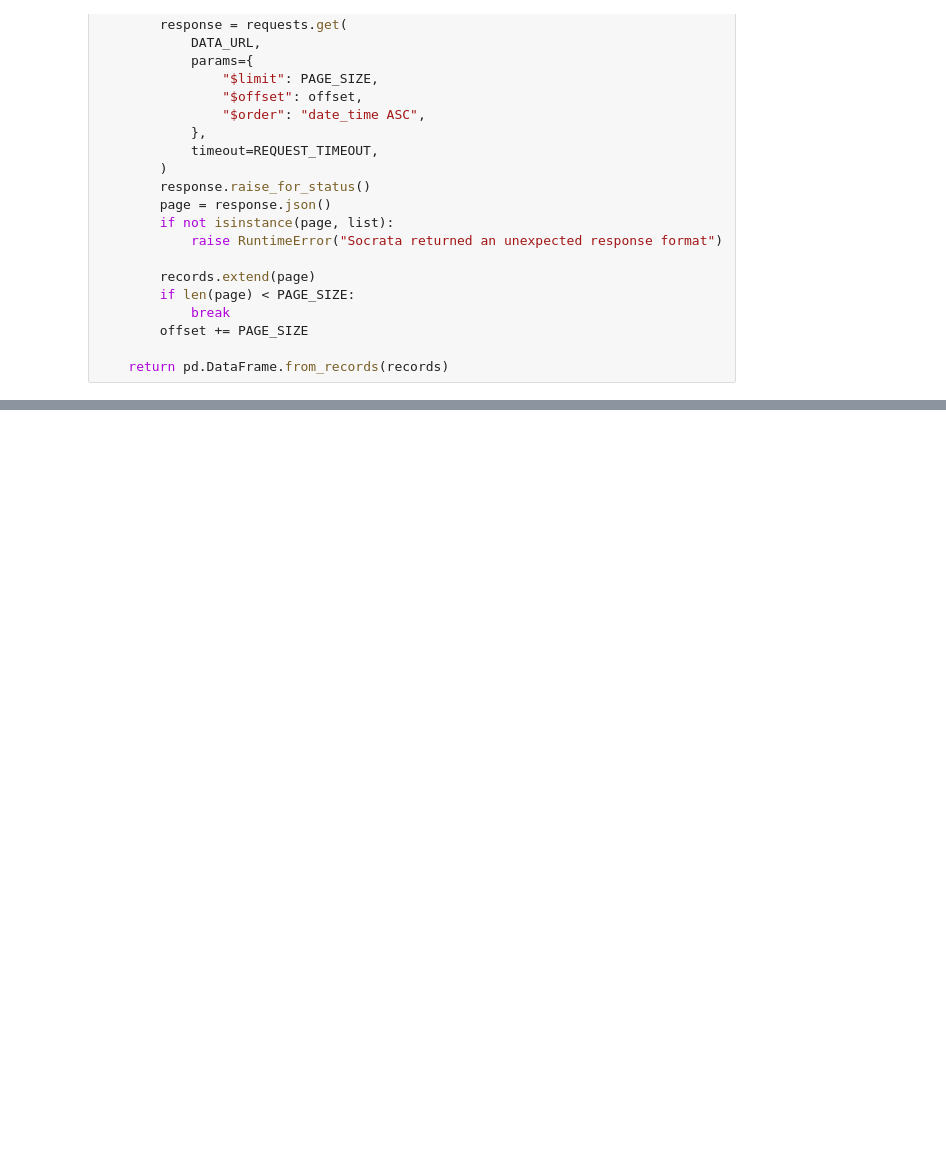
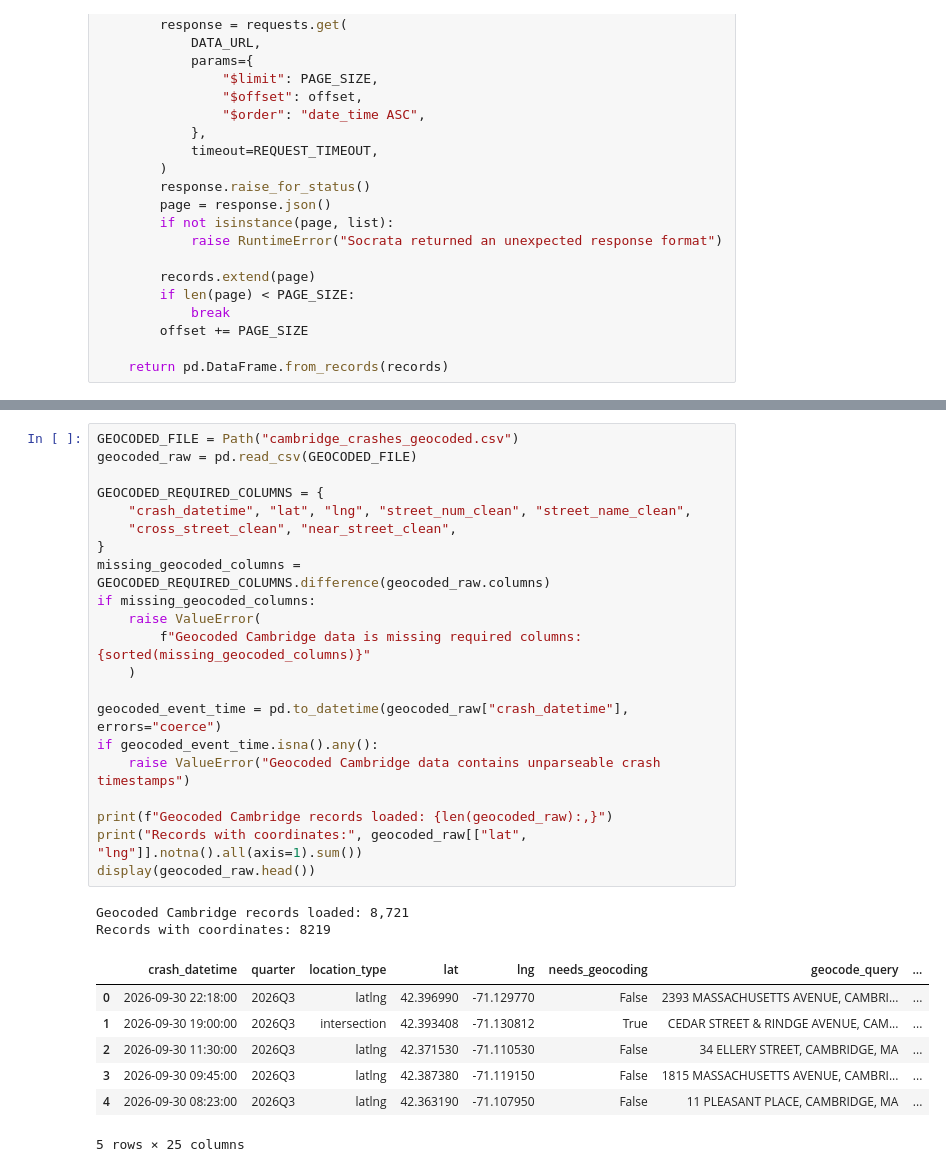
Before and after one commit to Johannes2755/mass-crash-map, a Jupyter notebook: data/cambridge-police-crash-cleaner.ipynb, the cells around one changed output, grey strips where cells are left out. Cells and saved outputs as stored; diff of their text form; blank space fills up the shorter version.

```diff
--- a/data/cambridge-police-crash-cleaner.ipynb
+++ b/data/cambridge-police-crash-cleaner.ipynb
@@ -199,0 +227,31 @@ Saved 8,575 records to C:\Users\johnbest\mass-crash-map\data\cambridge-police-cr
+# %%
+GEOCODED_FILE = Path("cambridge_crashes_geocoded.csv")
+geocoded_raw = pd.read_csv(GEOCODED_FILE)
+
+GEOCODED_REQUIRED_COLUMNS = {
+    "crash_datetime", "lat", "lng", "street_num_clean", "street_name_clean",
+    "cross_street_clean", "near_street_clean",
+}
+missing_geocoded_columns = GEOCODED_REQUIRED_COLUMNS.difference(geocoded_raw.columns)
+if missing_geocoded_columns:
+    raise ValueError(
+        f"Geocoded Cambridge data is missing required columns: {sorted(missing_geocoded_columns)}"
+    )
+
+geocoded_event_time = pd.to_datetime(geocoded_raw["crash_datetime"], errors="coerce")
+if geocoded_event_time.isna().any():
+    raise ValueError("Geocoded Cambridge data contains unparseable crash timestamps")
+
+print(f"Geocoded Cambridge records loaded: {len(geocoded_raw):,}")
+print("Records with coordinates:", geocoded_raw[["lat", "lng"]].notna().all(axis=1).sum())
+display(geocoded_raw.head())
+# %% [output]
+Geocoded Cambridge records loaded: 8,721
+Records with coordinates: 8219
+|  | crash_datetime | quarter | location_type | lat | lng | needs_geocoding | geocode_query | ... |
+| 0 | 2026-09-30 22:18:00 | 2026Q3 | latlng | 42.396990 | -71.129770 | False | 2393 MASSACHUSETTS AVENUE, CAMBRI... | ... |
+| 1 | 2026-09-30 19:00:00 | 2026Q3 | intersection | 42.393408 | -71.130812 | True | CEDAR STREET & RINDGE AVENUE, CAM... | ... |
+| 2 | 2026-09-30 11:30:00 | 2026Q3 | latlng | 42.371530 | -71.110530 | False | 34 ELLERY STREET, CAMBRIDGE, MA | ... |
+| 3 | 2026-09-30 09:45:00 | 2026Q3 | latlng | 42.387380 | -71.119150 | False | 1815 MASSACHUSETTS AVENUE, CAMBRI... | ... |
+| 4 | 2026-09-30 08:23:00 | 2026Q3 | latlng | 42.363190 | -71.107950 | False | 11 PLEASANT PLACE, CAMBRIDGE, MA | ... |
+5 rows × 25 columns
```
Also changed, not shown: parts of 10 cells of this notebook, 6 other files.
